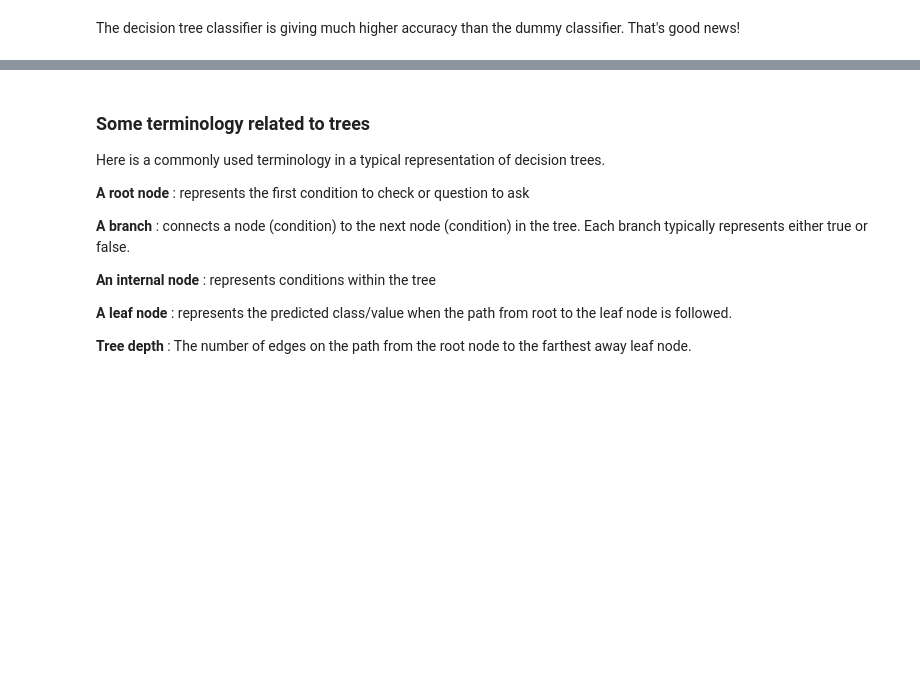
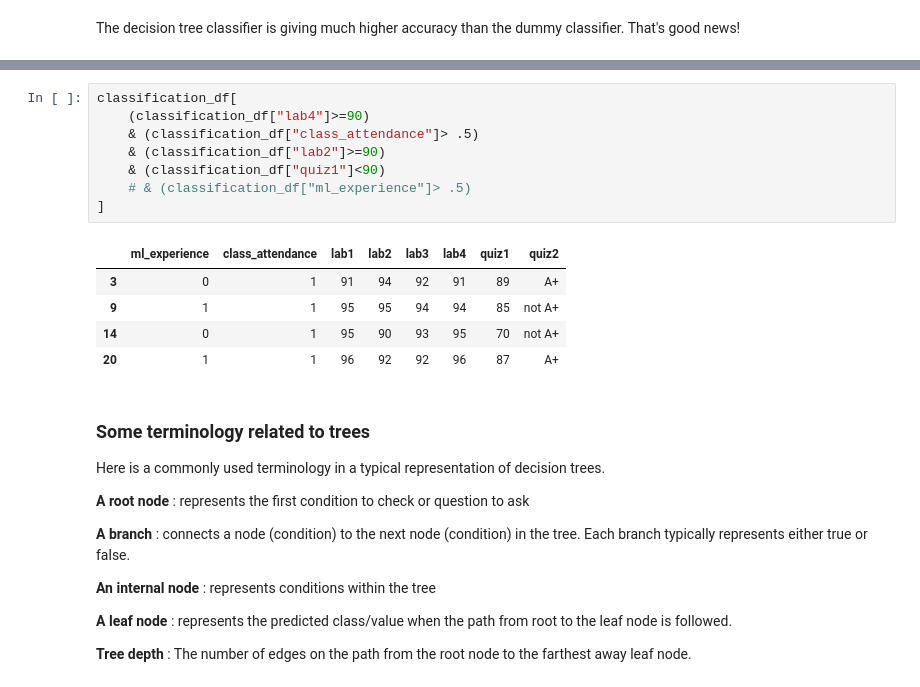
Before and after one commit to UBC-CS/cpsc330-2022W2, a Jupyter notebook: lectures/Mathias/02_decision-trees.ipynb, the cells around one changed output, grey strips where cells are left out. Drawn from its saved outputs; the diff is of its cells as text; blank space fills up the shorter version.

```diff
--- a/lectures/Mathias/02_decision-trees.ipynb
+++ b/lectures/Mathias/02_decision-trees.ipynb
@@ -608,5 +612,19 @@ display_tree(X_binary.columns, model) # model visualization
 # %% [output]
 [drawing not drawn]
+# %%
+classification_df[
+    (classification_df["lab4"]>=90)
+    & (classification_df["class_attendance"]> .5)
+    & (classification_df["lab2"]>=90)
+    & (classification_df["quiz1"]<90)
+    # & (classification_df["ml_experience"]> .5)
+]
+# %% [output]
+|  | ml_experience | class_attendance | lab1 | lab2 | lab3 | lab4 | quiz1 | quiz2 |
+| 3 | 0 | 1 | 91 | 94 | 92 | 91 | 89 | A+ |
+| 9 | 1 | 1 | 95 | 95 | 94 | 94 | 85 | not A+ |
+| 14 | 0 | 1 | 95 | 90 | 93 | 95 | 70 | not A+ |
+| 20 | 1 | 1 | 96 | 92 | 92 | 96 | 87 | A+ |
 # %% [markdown]
 ### Some terminology related to trees
 
```
Also changed, not shown: parts of 13 cells of this notebook, 6 other files.
